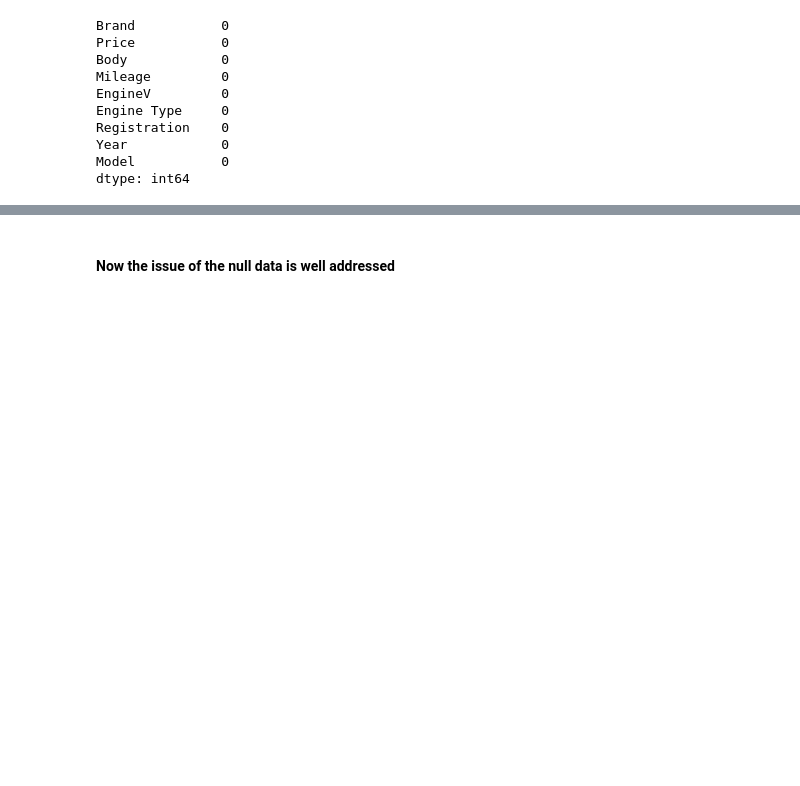
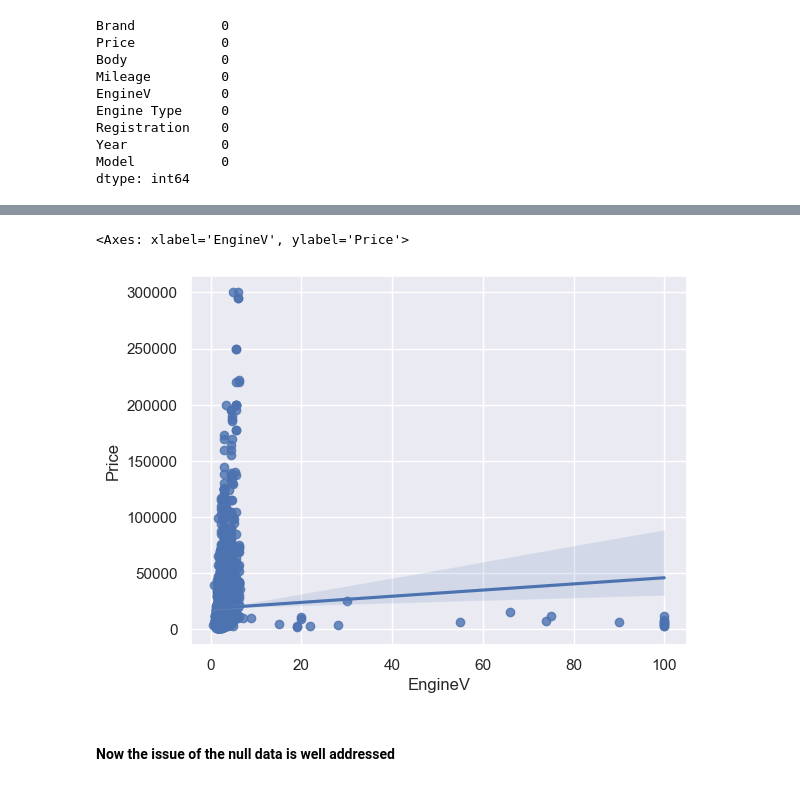
Before and after one commit to Nobiscumdeus/DataScience, a Jupyter notebook: Projects/toyota.ipynb, the cells around one changed output, grey strips where cells are left out. Cells and saved outputs as stored; diff of their text form; code cells hidden in the pictures; blank space fills up the shorter version.

```diff
--- a/Projects/toyota.ipynb
+++ b/Projects/toyota.ipynb
@@ -244,2 +258,8 @@ dtype: int64
+# %%
+sns.set(style="darkgrid")
+sns.regplot(x=data['EngineV'],y=data['Price'])
+# %% [output]
+<Axes: xlabel='EngineV', ylabel='Price'>
+[figure, added]
 # %% [markdown]
 #### Now the issue of the null data is well addressed
```
Also changed, not shown: parts of 1 cell of this notebook.
